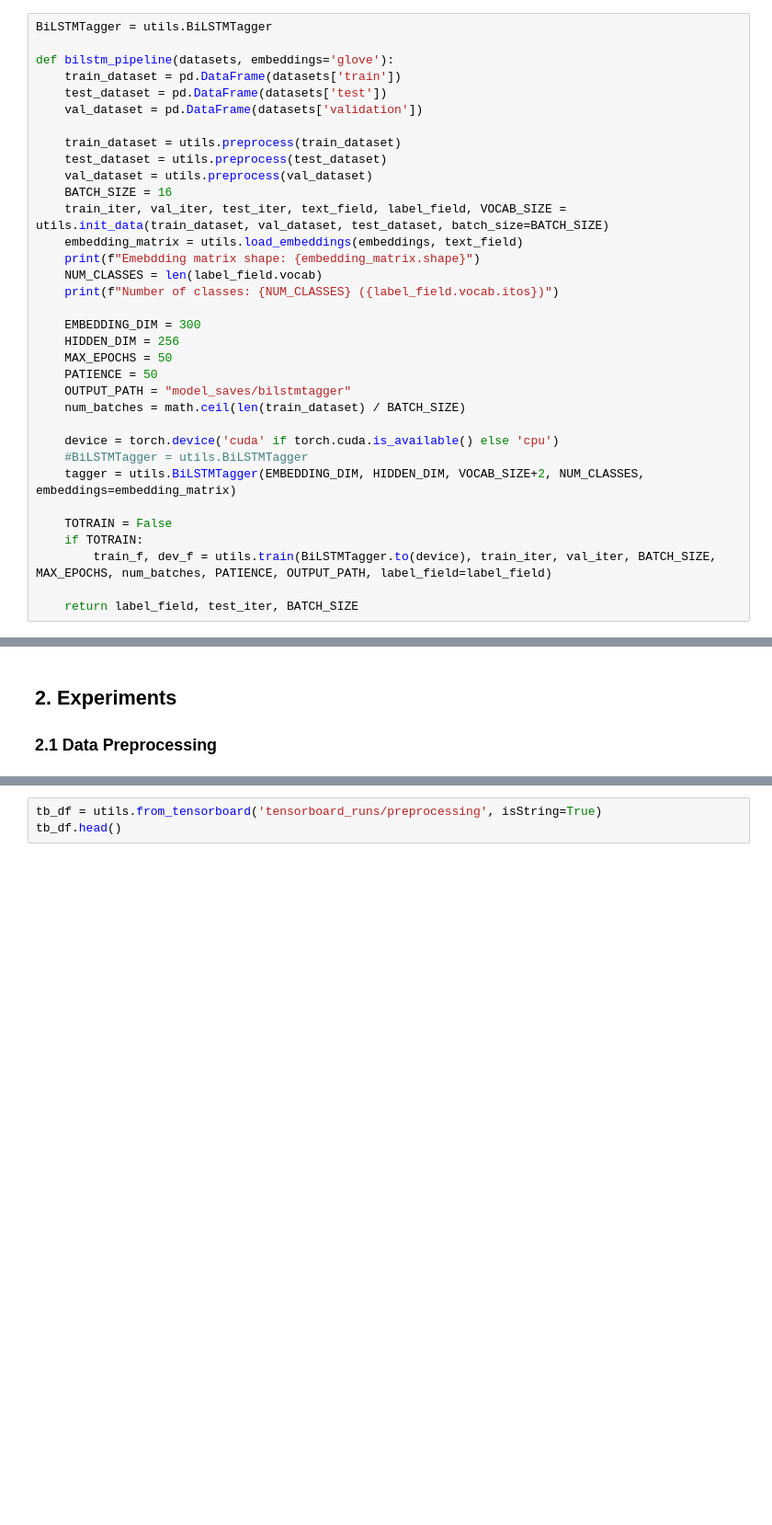
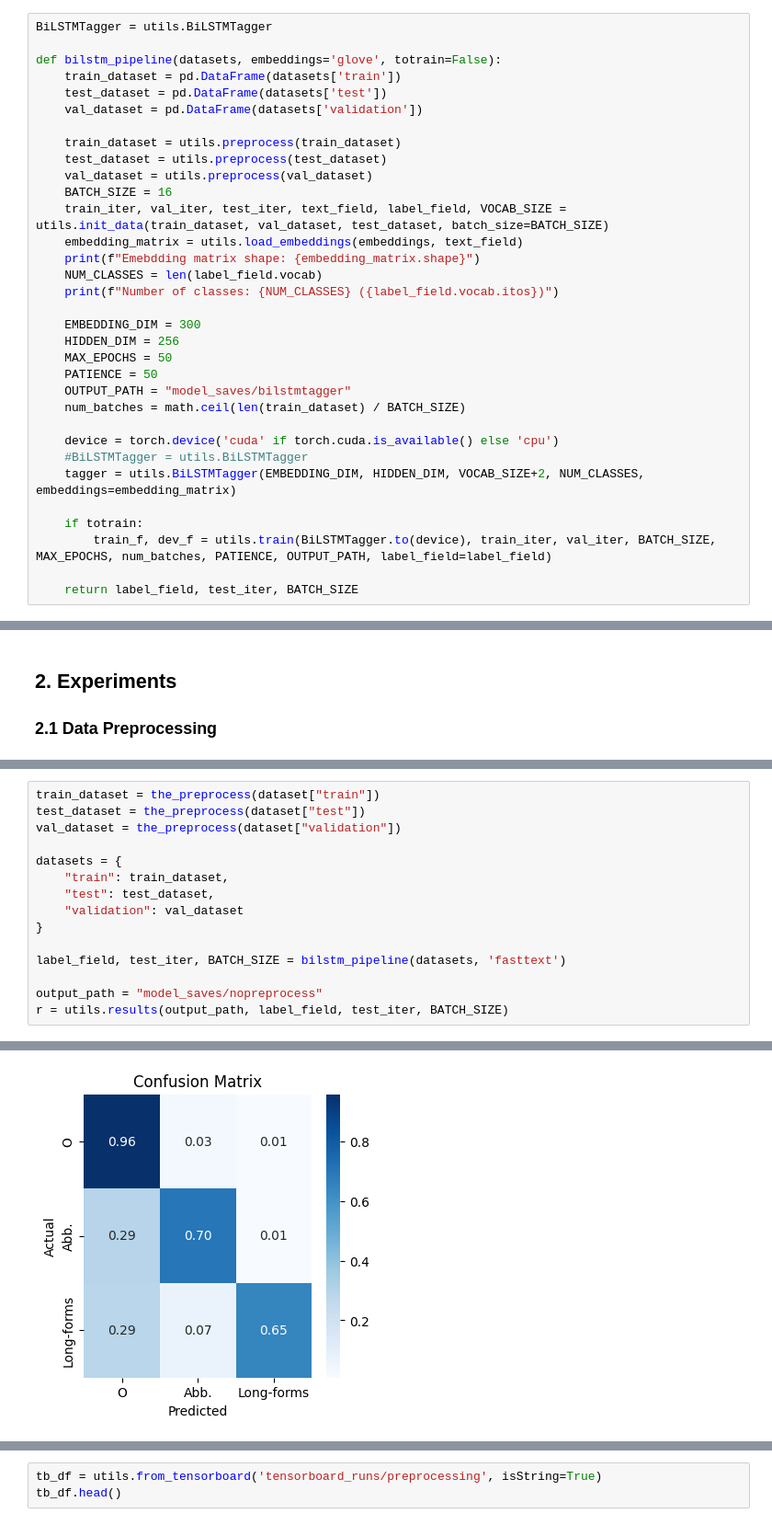
Before and after one commit to antoineedy/NLP-individual-courwework, a Jupyter notebook: notebook.ipynb, the cells around one changed output, grey strips where cells are left out. Shown at 92% size. Saved outputs shown, nothing was run; the diff lists cells and outputs as text; blank space fills up the shorter version.

Commit message:
added models

```diff
--- a/notebook.ipynb
+++ b/notebook.ipynb
@@ -20,7 +21,7 @@ dataset = load_dataset("surrey-nlp/PLOD-CW")
 # %%
 BiLSTMTagger = utils.BiLSTMTagger
 
-def bilstm_pipeline(datasets, embeddings='glove'):
+def bilstm_pipeline(datasets, embeddings='glove', totrain=False):
     train_dataset = pd.DataFrame(datasets['train'])
     test_dataset = pd.DataFrame(datasets['test'])
     val_dataset = pd.DataFrame(datasets['validation'])
@@ -46,8 +47,7 @@ def bilstm_pipeline(datasets, embeddings='glove'):
     #BiLSTMTagger = utils.BiLSTMTagger
     tagger = utils.BiLSTMTagger(EMBEDDING_DIM, HIDDEN_DIM, VOCAB_SIZE+2, NUM_CLASSES, embeddings=embedding_matrix)
 
-    TOTRAIN = False
-    if TOTRAIN:
+    if totrain:
         train_f, dev_f = utils.train(BiLSTMTagger.to(device), train_iter, val_iter, BATCH_SIZE, MAX_EPOCHS, num_batches, PATIENCE, OUTPUT_PATH, label_field=label_field)
 
     return label_field, test_iter, BATCH_SIZE
@@ -110,0 +152,16 @@ weighted avg       0.92      0.90      0.91      5000
+# %%
+train_dataset = the_preprocess(dataset["train"])
+test_dataset = the_preprocess(dataset["test"])
+val_dataset = the_preprocess(dataset["validation"])
+
+datasets = {
+    "train": train_dataset,
+    "test": test_dataset,
+    "validation": val_dataset
+}
+
+label_field, test_iter, BATCH_SIZE = bilstm_pipeline(datasets, 'fasttext')
+
+output_path = "model_saves/nopreprocess"
+r = utils.results(output_path, label_field, test_iter, BATCH_SIZE)
+# %% [output]
@@ -110,0 +180 @@ weighted avg       0.92      0.90      0.91      5000
+[figure, added]
```
Also changed, not shown: parts of 47 cells of this notebook, 16 other files.
